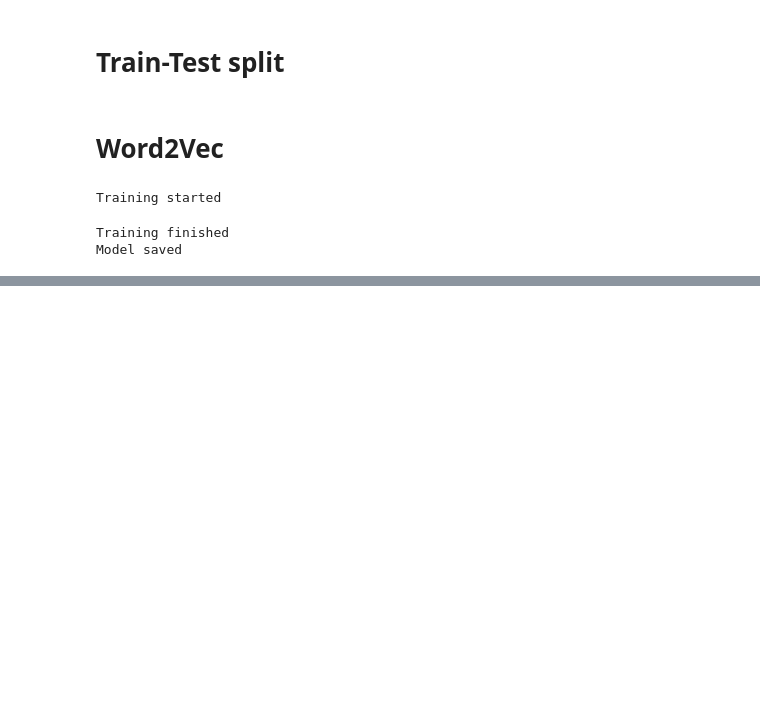
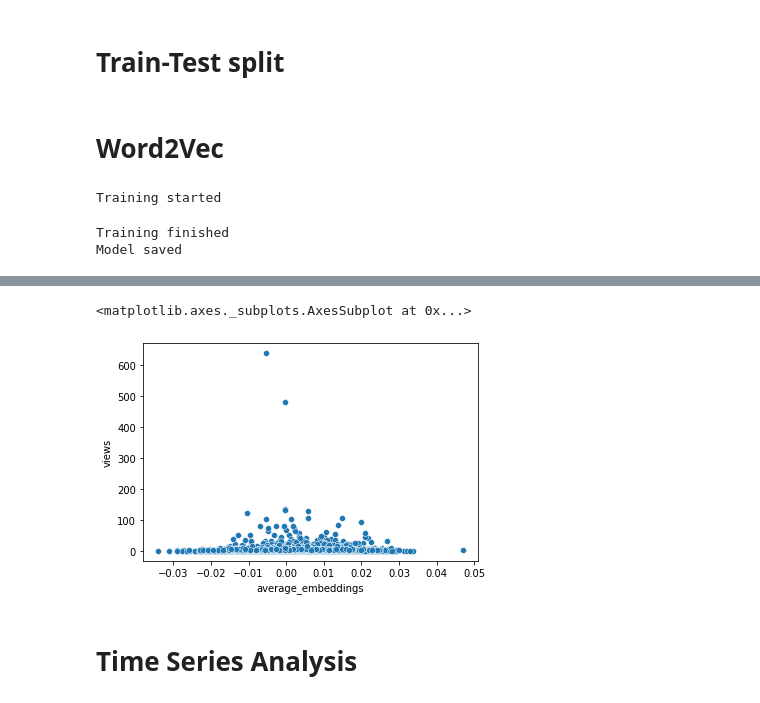
Before and after one commit to ravil-gasanov/civilnews-article-headlines, a Jupyter notebook: notebooks/playground.ipynb, the cells around one changed output, grey strips where cells are left out. Saved outputs shown, nothing was run; the diff lists cells and outputs as text; code cells hidden in the pictures; blank space fills up the shorter version.

```diff
--- a/notebooks/playground.ipynb
+++ b/notebooks/playground.ipynb
@@ -94,0 +98,2 @@ scatter_text()
+# %%
+train['average_embeddings'] = train['embeddings'].apply(np.mean)
@@ -94,0 +118,5 @@ scatter_text()
+# %%
+xgbr = XGBRegressor()
+X, y = pd.DataFrame(train['average_embeddings']), train['views']
+# %%
+xgbr.fit(X, y)
@@ -94,0 +126,10 @@ scatter_text()
+# %%
+import seaborn as sns
+
+sns.scatterplot(X.average_embeddings, y)
+cross_val_score(xgbr, X, y)
+# %% [output]
+<matplotlib.axes._subplots.AxesSubplot at 0x...>
+[figure, added]
+# %% [markdown]
+# Time Series Analysis
```
Also changed, not shown: parts of 13 cells of this notebook, 2 other files.
